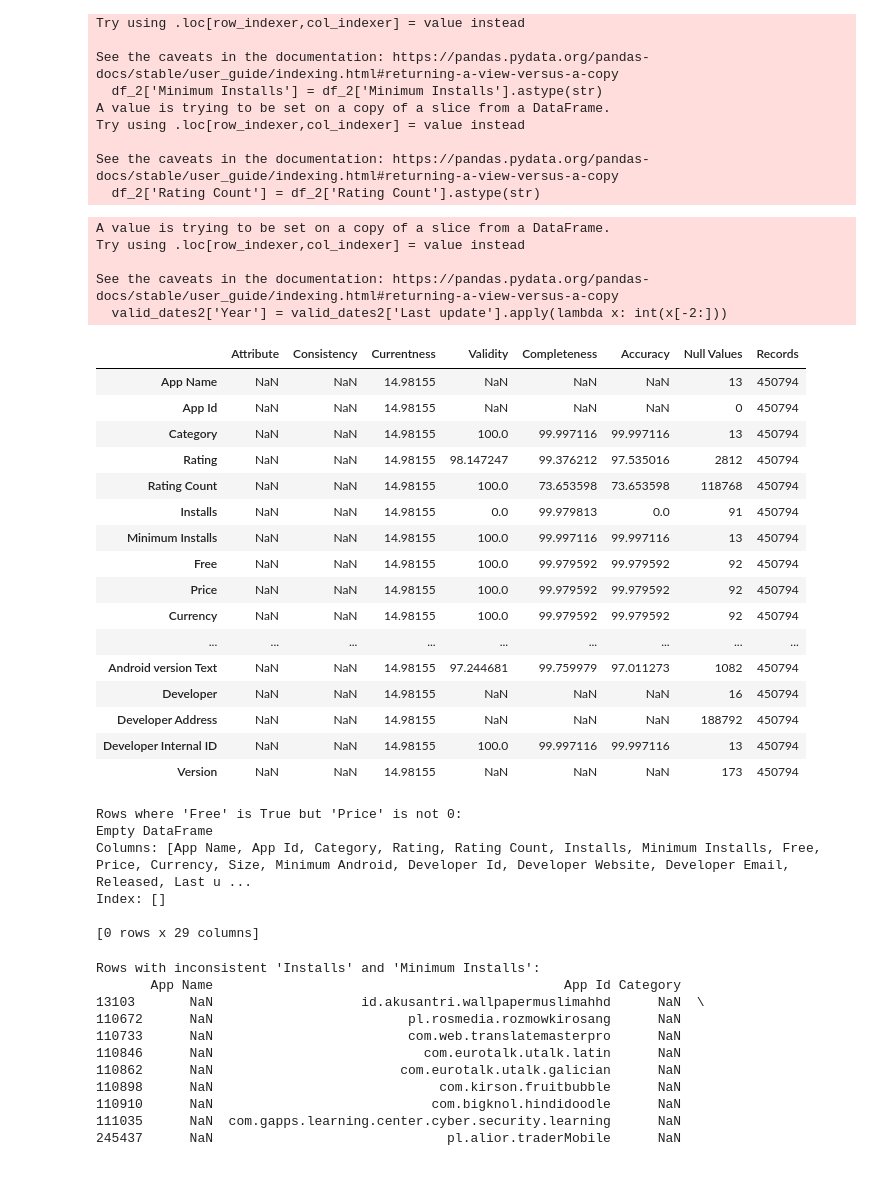
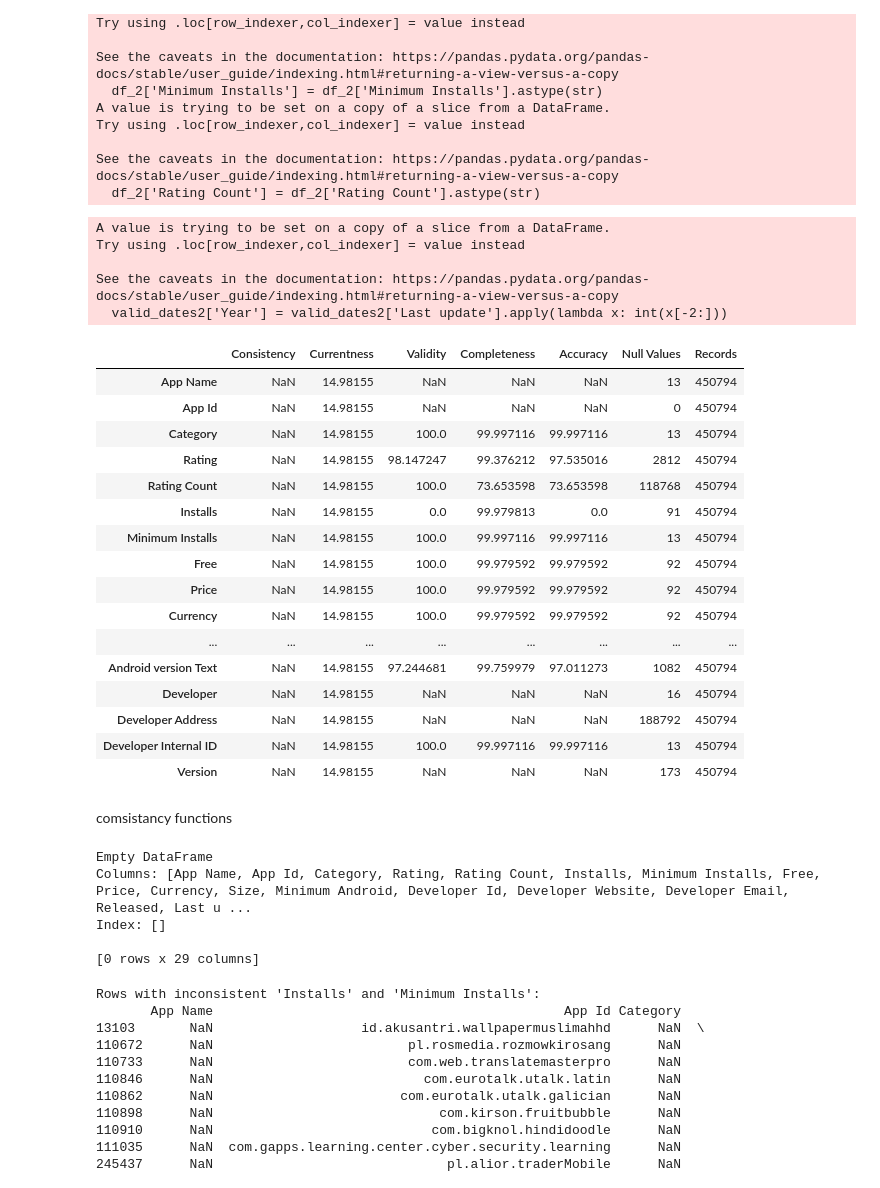
Before and after one commit to tinatvk81/data-mining_fum, a Jupyter notebook: phase2.ipynb, the cells around one changed output. Saved outputs shown, nothing was run; the diff lists cells and outputs as text; code cells hidden in the pictures.

```diff
--- a/phase2.ipynb
+++ b/phase2.ipynb
@@ -163,11 +191,10 @@ Rows where Genres and Category are inconsistent:
 # %%
 df1 = df1.drop(columns=df1.filter(like='Unnamed').columns)
 sum=0
-quality_df = pd.DataFrame(index=list(df1.columns),columns=['Attribute', 'Consistency', 'Currentness', 'Validity', 'Completeness', 'Accuracy', 'Null Values', 'Records'])
+quality_df = pd.DataFrame(index=list(df1.columns),columns=['Consistency', 'Currentness', 'Validity', 'Completeness', 'Accuracy', 'Null Values', 'Records'])
 
 for column in df1.columns:
     quality_df['Records'][column] = len(df1)
-
 
 for column in df1.columns:
         quality_df['Null Values'][column]=df1[column].isnull().sum()
@@ -217,7 +244,18 @@ for column in df1.columns:
         quality_df['Currentness'][column]=percentage_valid_before_2017
 
 mask = df1.apply(validate_type_consistency, axis=1)
-quality_df['Consistency']['Type']= 1-((len(df) - mask.sum()) / len(df) * 100)
-quality_df['Consistency']['Price']= 1-((len(df) - mask.sum()) / len(df) * 100)
+quality_df['Consistency']['Type']= (1-((len(df) - mask.sum()) / len(df) ))* 100
+quality_df['Consistency']['Price']= (1-((len(df) - mask.sum()) / len(df) ))* 100
+mask = df1.apply(check_install_review_consistency, axis=1)
+quality_df['Consistency']['Installs']= (1-((len(df) - mask.sum()) / len(df) ))* 100
+quality_df['Consistency']['Reviews']= (1-((len(df) - mask.sum()) / len(df) ))* 100
+mask = df1.apply(validate_genre_consistency, axis=1)
+quality_df['Consistency']['Category']= (1-((len(df) - mask.sum()) / len(df) ))* 100
+quality_df['Consistency']['Genres']= (1-((len(df) - mask.sum()) / len(df) ))* 100
+# quality_df['Consistency']['App']= 100
+# quality_df['Consistency']['Rating']= 100
+# quality_df['Consistency']['Last Updated']=100
+# quality_df['Consistency']['Content Rating']=100
+quality_df = quality_df.fillna(100)
 quality_df
 # %% [output]
@@ -368,62 +400,63 @@ See the caveats in the documentation: https://pandas.pydata.org/pandas-docs/stab
 # %%
 df2 = df2.drop(columns=df2.filter(like='Unnamed').columns)
 sum2=0
-quality_df2 = pd.DataFrame(index=list(df2.columns),columns=['Attribute', 'Consistency', 'Currentness', 'Validity', 'Completeness', 'Accuracy', 'Null Values', 'Records'])
+quality_df2 = pd.DataFrame(index=list(df2.columns),columns=['Consistency', 'Currentness', 'Validity', 'Completeness', 'Accuracy', 'Null Values', 'Records'])
 
 for column in df2.columns:
     quality_df2['Records'][column] = len(df2)
 
 for column in df2.columns:
     if 'Unnamed' not in column:
         quality_df2['Null Values'][column] = df2[column].isnull().sum()
         missing = df2[column].isnull().sum()
         if column != 'App Name' and column != 'App Id' and column != 'Developer Id' and column != 'Summary' and column != 'Developer' and column != 'Developer Address' and column != 'Version':
             sum_acc = ((len(df2) - (len(invalids[column]) + missing)) / len(df2)) * 100
             quality_df2['Accuracy'][column] = sum_acc
             sum = (((len(df2[column]) - missing) / len(df2[column])) * 100)
             quality_df2['Completeness'][column] = sum
             sum =( ((len(df2) - (len(invalids[column])+ missing) )/ (len(df2)-missing)) * 100)
             quality_df2['Validity'][column]=sum
 
 valid_dates2 = df2[validate_pattern('Last update',valid_Last_update, df2)]
 valid_dates2['Year'] = valid_dates2['Last update'].apply(lambda x: int(x[-2:]))
 valid_dates2_before_2018 = valid_dates2[valid_dates2['Year'] < 17]
 percentage_valid2_before_2017 = (len(valid_dates_before_2018) / len(valid_dates)) * 100
 for column in df2.columns:
     if column != 'Unnamed: 0':
         quality_df2['Currentness'][column]=percentage_valid2_before_2017
 
+quality_df2.to_csv('output2.csv')
+
 quality_df2
 # %% [output]
 A value is trying to be set on a copy of a slice from a DataFrame.
 Try using .loc[row_indexer,col_indexer] = value instead
 
 See the caveats in the documentation: https://pandas.pydata.org/pandas-docs/stable/user_guide/indexing.html#returning-a-view-versus-a-copy
   valid_dates2['Year'] = valid_dates2['Last update'].apply(lambda x: int(x[-2:]))
-|  | Attribute | Consistency | Currentness | Validity | Completeness | Accuracy | Null Values | Records |
-| App Name | NaN | NaN | 14.98155 | NaN | NaN | NaN | 13 | 450794 |
-| App Id | NaN | NaN | 14.98155 | NaN | NaN | NaN | 0 | 450794 |
-| Category | NaN | NaN | 14.98155 | 100.0 | 99.997116 | 99.997116 | 13 | 450794 |
-| Rating | NaN | NaN | 14.98155 | 98.147247 | 99.376212 | 97.535016 | 2812 | 450794 |
-| Rating Count | NaN | NaN | 14.98155 | 100.0 | 73.653598 | 73.653598 | 118768 | 450794 |
-| Installs | NaN | NaN | 14.98155 | 0.0 | 99.979813 | 0.0 | 91 | 450794 |
-| Minimum Installs | NaN | NaN | 14.98155 | 100.0 | 99.997116 | 99.997116 | 13 | 450794 |
-| Free | NaN | NaN | 14.98155 | 100.0 | 99.979592 | 99.979592 | 92 | 450794 |
-| Price | NaN | NaN | 14.98155 | 100.0 | 99.979592 | 99.979592 | 92 | 450794 |
-| Currency | NaN | NaN | 14.98155 | 100.0 | 99.979592 | 99.979592 | 92 | 450794 |
-| ... | ... | ... | ... | ... | ... | ... | ... | ... |
-| Android version Text | NaN | NaN | 14.98155 | 97.244681 | 99.759979 | 97.011273 | 1082 | 450794 |
-| Developer | NaN | NaN | 14.98155 | NaN | NaN | NaN | 16 | 450794 |
-| Developer Address | NaN | NaN | 14.98155 | NaN | NaN | NaN | 188792 | 450794 |
-| Developer Internal ID | NaN | NaN | 14.98155 | 100.0 | 99.997116 | 99.997116 | 13 | 450794 |
-| Version | NaN | NaN | 14.98155 | NaN | NaN | NaN | 173 | 450794 |
+|  | Consistency | Currentness | Validity | Completeness | Accuracy | Null Values | Records |
+| App Name | NaN | 14.98155 | NaN | NaN | NaN | 13 | 450794 |
+| App Id | NaN | 14.98155 | NaN | NaN | NaN | 0 | 450794 |
+| Category | NaN | 14.98155 | 100.0 | 99.997116 | 99.997116 | 13 | 450794 |
+| Rating | NaN | 14.98155 | 98.147247 | 99.376212 | 97.535016 | 2812 | 450794 |
+| Rating Count | NaN | 14.98155 | 100.0 | 73.653598 | 73.653598 | 118768 | 450794 |
+| Installs | NaN | 14.98155 | 0.0 | 99.979813 | 0.0 | 91 | 450794 |
+| Minimum Installs | NaN | 14.98155 | 100.0 | 99.997116 | 99.997116 | 13 | 450794 |
+| Free | NaN | 14.98155 | 100.0 | 99.979592 | 99.979592 | 92 | 450794 |
+| Price | NaN | 14.98155 | 100.0 | 99.979592 | 99.979592 | 92 | 450794 |
+| Currency | NaN | 14.98155 | 100.0 | 99.979592 | 99.979592 | 92 | 450794 |
+| ... | ... | ... | ... | ... | ... | ... | ... |
+| Android version Text | NaN | 14.98155 | 97.244681 | 99.759979 | 97.011273 | 1082 | 450794 |
+| Developer | NaN | 14.98155 | NaN | NaN | NaN | 16 | 450794 |
+| Developer Address | NaN | 14.98155 | NaN | NaN | NaN | 188792 | 450794 |
+| Developer Internal ID | NaN | 14.98155 | 100.0 | 99.997116 | 99.997116 | 13 | 450794 |
+| Version | NaN | 14.98155 | NaN | NaN | NaN | 173 | 450794 |
+# %% [markdown]
+comsistancy functions
 # %%
-invalid_prices = df2[(df2['Free'] == True) & (df2['Price'] != 0)]
-
-print("Rows where 'Free' is True but 'Price' is not 0:")
+invalid_prices = df2[(df2['Free'] == 'TRUE') & (df2['Price'] != 0)]
 print(invalid_prices)
 # %% [output]
-Rows where 'Free' is True but 'Price' is not 0:
 Empty DataFrame
 Columns: [App Name, App Id, Category, Rating, Rating Count, Installs, Minimum Installs, Free, Price, Currency, Size, Minimum Android, Developer Id, Developer Website, Developer Email, Released, Last u ...
 Index: []
```
Also changed, not shown: parts of 13 cells of this notebook.
